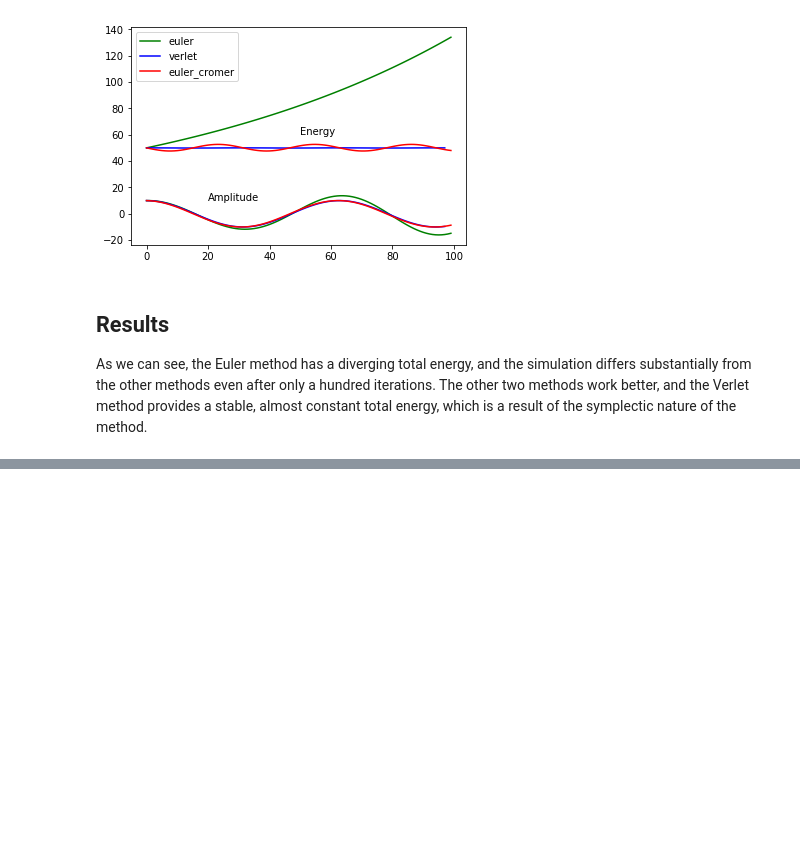
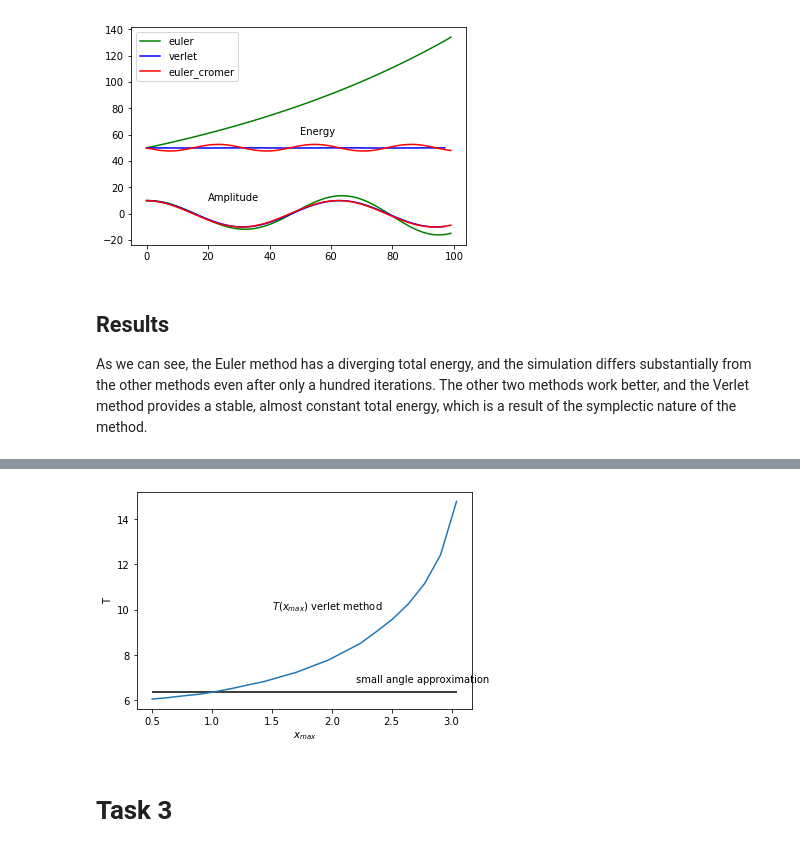
Before and after one commit to solinuck/computational-physics, a Jupyter notebook: exercise2/Exercise2.ipynb, the cells around one changed output, grey strips where cells are left out. Drawn from its saved outputs; the diff is of its cells as text; code cells hidden in the pictures; blank space fills up the shorter version.

```diff
--- a/exercise2/Exercise2.ipynb
+++ b/exercise2/Exercise2.ipynb
@@ -80,0 +133,15 @@ The other two methods work better, and the Verlet method provides a stable, almo
+# %%
+T_0 = 2 * np.pi * np.sqrt(l / 9.81)
+
+plt.plot(x_maxs, Ts)
+plt.hlines(T_0, 0.5, np.pi - 0.1)
+plt.xlabel(r"$x_{max}$")
+plt.ylabel("T")
+plt.text(1.5, 10, r"$T(x_{max})$ verlet method")
+plt.text(2.2, 6.8, "small angle approximation")
+plt.show("T_over_x_pendulum.png")
+plt.close()
+# %% [output]
+[figure, added]
+# %% [markdown]
+# Task 3
```
Also changed, not shown: parts of 6 cells of this notebook.
